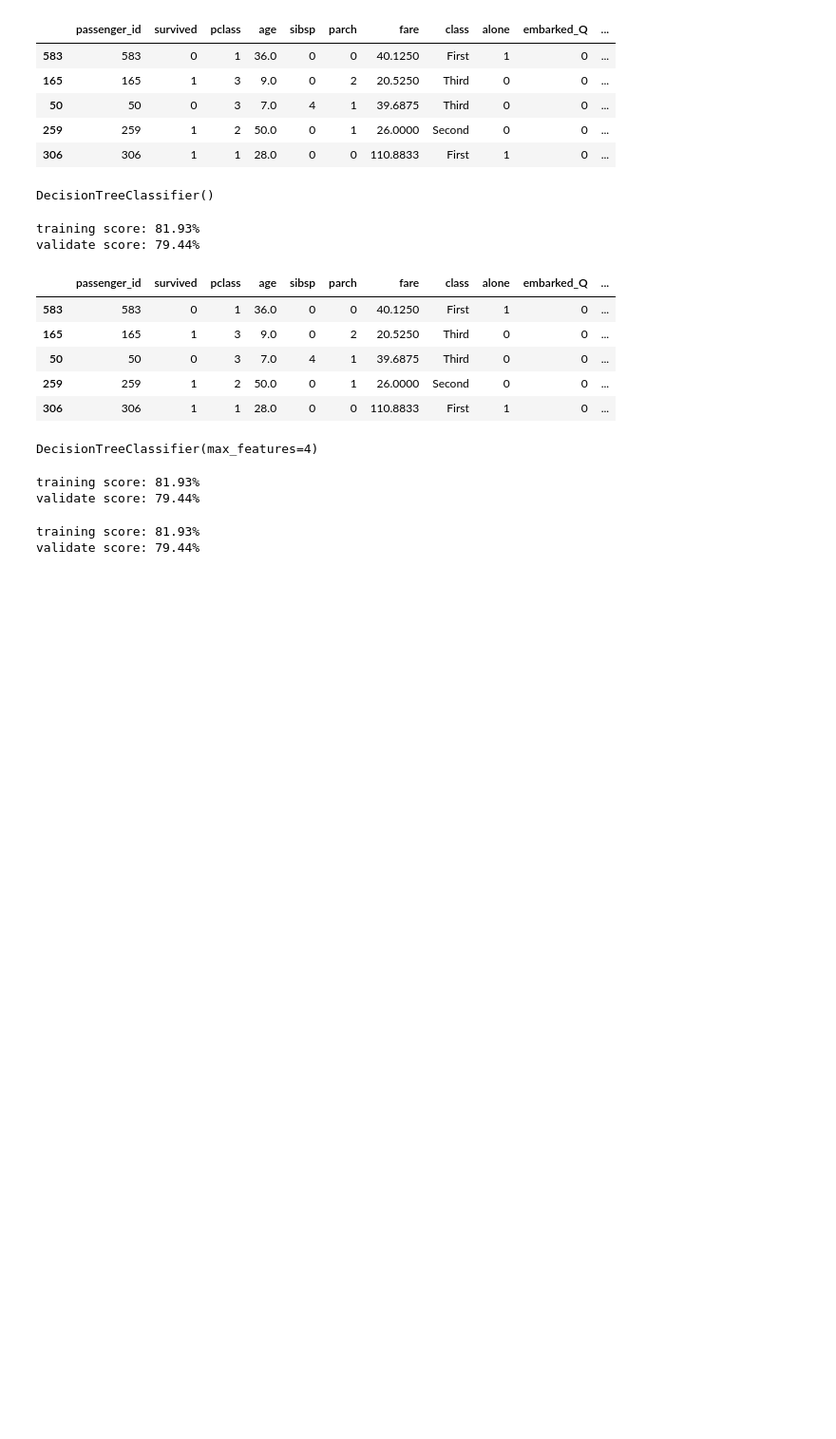
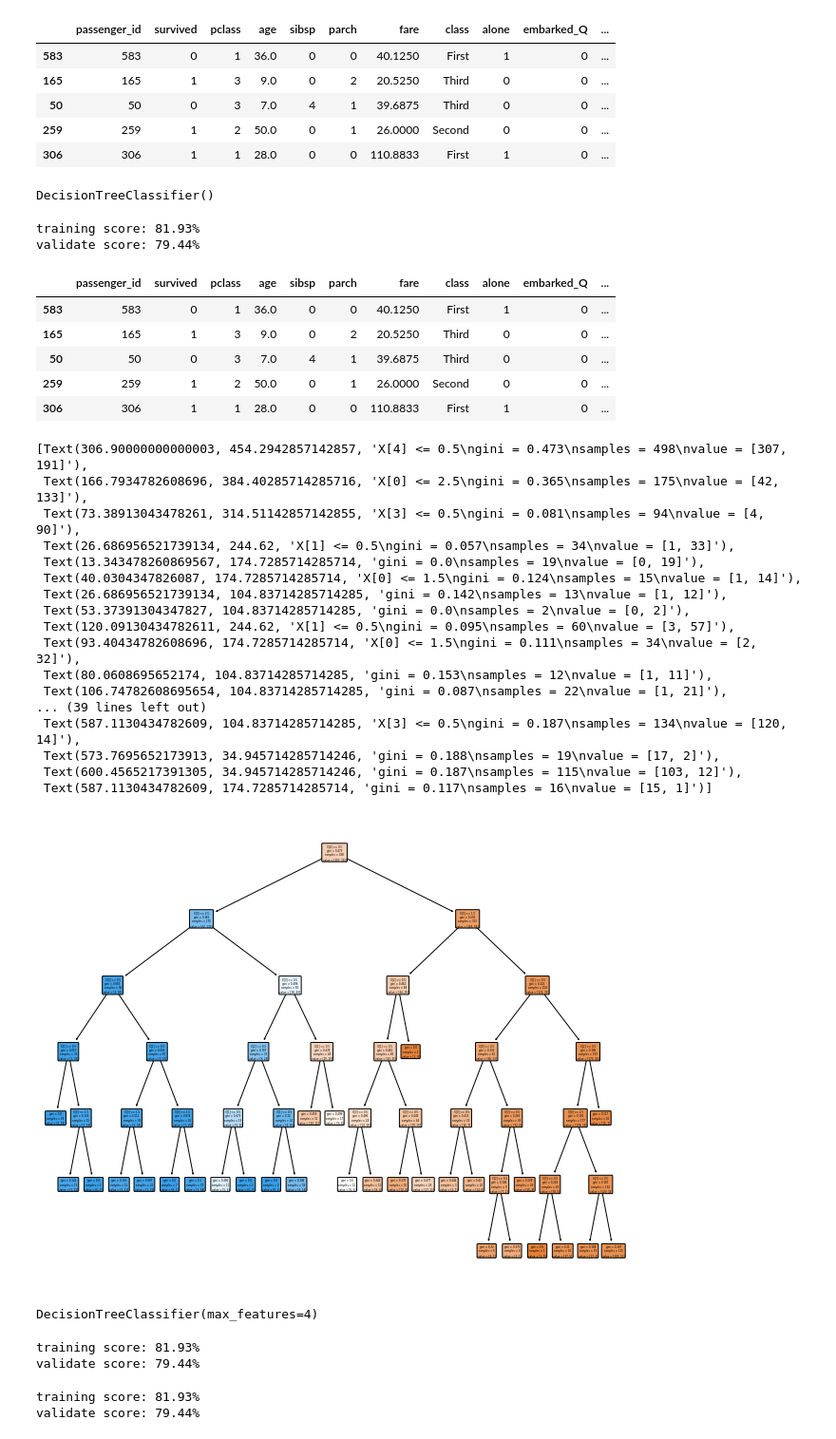
Before and after one commit to LinhQuach13/classification-exercises, a Jupyter notebook: model.ipynb, the cells around one changed output. Shown at 95% size. Drawn from its saved outputs; the diff is of its cells as text; code cells hidden in the pictures; blank space fills up the shorter version.

```diff
--- a/model.ipynb
+++ b/model.ipynb
@@ -123,6 +123,28 @@ train.head()
 | 50 | 50 | 0 | 3 | 7.0 | 4 | 1 | 39.6875 | Third | 0 | 0 | ... |
 | 259 | 259 | 1 | 2 | 50.0 | 0 | 1 | 26.0000 | Second | 0 | 0 | ... |
 | 306 | 306 | 1 | 1 | 28.0 | 0 | 0 | 110.8833 | First | 1 | 0 | ... |
+# %%
+#visualize it
+plot_tree(tree, filled=True, rounded=True)
+# %% [output]
+[Text(306.90000000000003, 454.2942857142857, 'X[4] <= 0.5\ngini = 0.473\nsamples = 498\nvalue = [307, 191]'),
+ Text(166.7934782608696, 384.40285714285716, 'X[0] <= 2.5\ngini = 0.365\nsamples = 175\nvalue = [42, 133]'),
+ Text(73.38913043478261, 314.51142857142855, 'X[3] <= 0.5\ngini = 0.081\nsamples = 94\nvalue = [4, 90]'),
+ Text(26.686956521739134, 244.62, 'X[1] <= 0.5\ngini = 0.057\nsamples = 34\nvalue = [1, 33]'),
+ Text(13.343478260869567, 174.7285714285714, 'gini = 0.0\nsamples = 19\nvalue = [0, 19]'),
+ Text(40.0304347826087, 174.7285714285714, 'X[0] <= 1.5\ngini = 0.124\nsamples = 15\nvalue = [1, 14]'),
+ Text(26.686956521739134, 104.83714285714285, 'gini = 0.142\nsamples = 13\nvalue = [1, 12]'),
+ Text(53.37391304347827, 104.83714285714285, 'gini = 0.0\nsamples = 2\nvalue = [0, 2]'),
+ Text(120.09130434782611, 244.62, 'X[1] <= 0.5\ngini = 0.095\nsamples = 60\nvalue = [3, 57]'),
+ Text(93.40434782608696, 174.7285714285714, 'X[0] <= 1.5\ngini = 0.111\nsamples = 34\nvalue = [2, 32]'),
+ Text(80.0608695652174, 104.83714285714285, 'gini = 0.153\nsamples = 12\nvalue = [1, 11]'),
+ Text(106.74782608695654, 104.83714285714285, 'gini = 0.087\nsamples = 22\nvalue = [1, 21]'),
+... (39 lines left out)
+ Text(587.1130434782609, 104.83714285714285, 'X[3] <= 0.5\ngini = 0.187\nsamples = 134\nvalue = [120, 14]'),
+ Text(573.7695652173913, 34.945714285714246, 'gini = 0.188\nsamples = 19\nvalue = [17, 2]'),
+ Text(600.4565217391305, 34.945714285714246, 'gini = 0.187\nsamples = 115\nvalue = [103, 12]'),
+ Text(587.1130434782609, 174.7285714285714, 'gini = 0.117\nsamples = 16\nvalue = [15, 1]')]
+[figure, added]
 # %%
 #adding parameters to model above
 tree2 = DecisionTreeClassifier(max_features=4)
```
